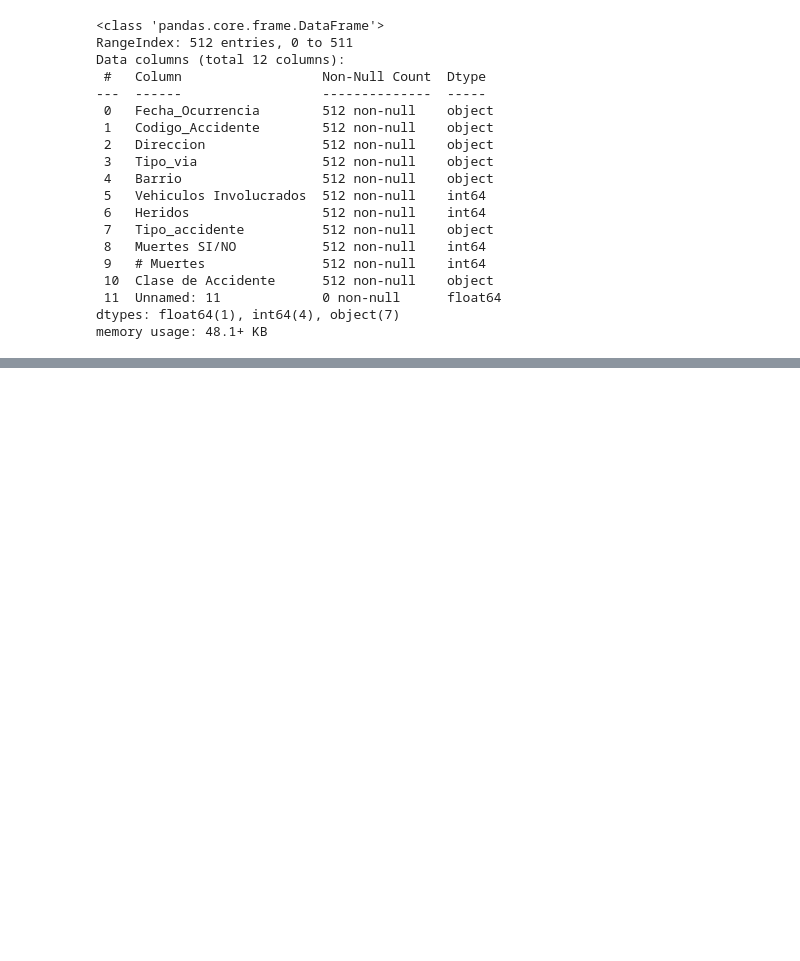
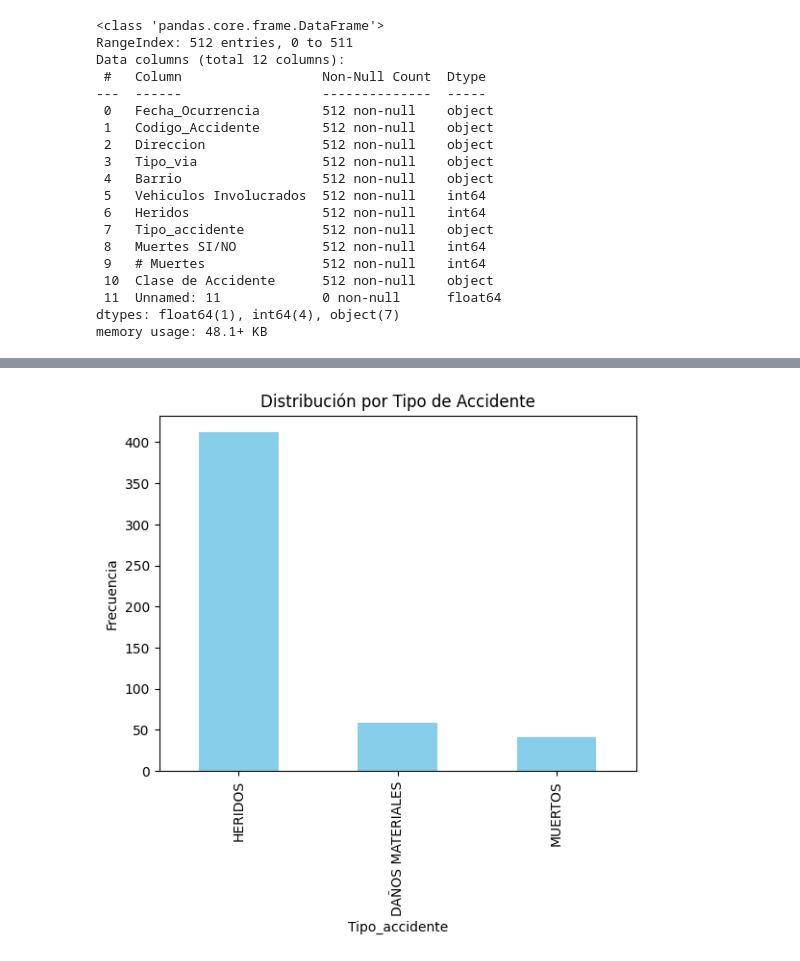
Before and after one commit to aprada84/Proyecto-1, a Jupyter notebook: Material complementario/PROYECTO.ipynb, the cells around one changed output, grey strips where cells are left out. Saved outputs shown, nothing was run; the diff lists cells and outputs as text; code cells hidden in the pictures; blank space fills up the shorter version.

```diff
--- a/Material complementario/PROYECTO.ipynb
+++ b/Material complementario/PROYECTO.ipynb
@@ -57,9 +57,12 @@ df.describe(include='all')
 | 75% | NaN | NaN | NaN | NaN | NaN | 2.000000 | 2.000000 | ... |
 | max | NaN | NaN | NaN | NaN | NaN | 4.000000 | 5.000000 | ... |
 # %%
-#DISTRIBUCIÓN
-df['Genero'].value_counts().plot(kind='bar', color='skyblue')
-plt.title('Distribución por Género')
-plt.xlabel('Género')
+# GRAFICO 1
+# DISTRIBUCIÓN TIPO DE ACCIDENTE
+df['Tipo_accidente'].value_counts().plot(kind='bar', color='skyblue')
+plt.title('Distribución por Tipo de Accidente')
+plt.xlabel('Tipo_accidente')
 plt.ylabel('Frecuencia')
 plt.show()
+# %% [output]
+[figure, added]
```
Also changed, not shown: parts of 5 cells of this notebook.
